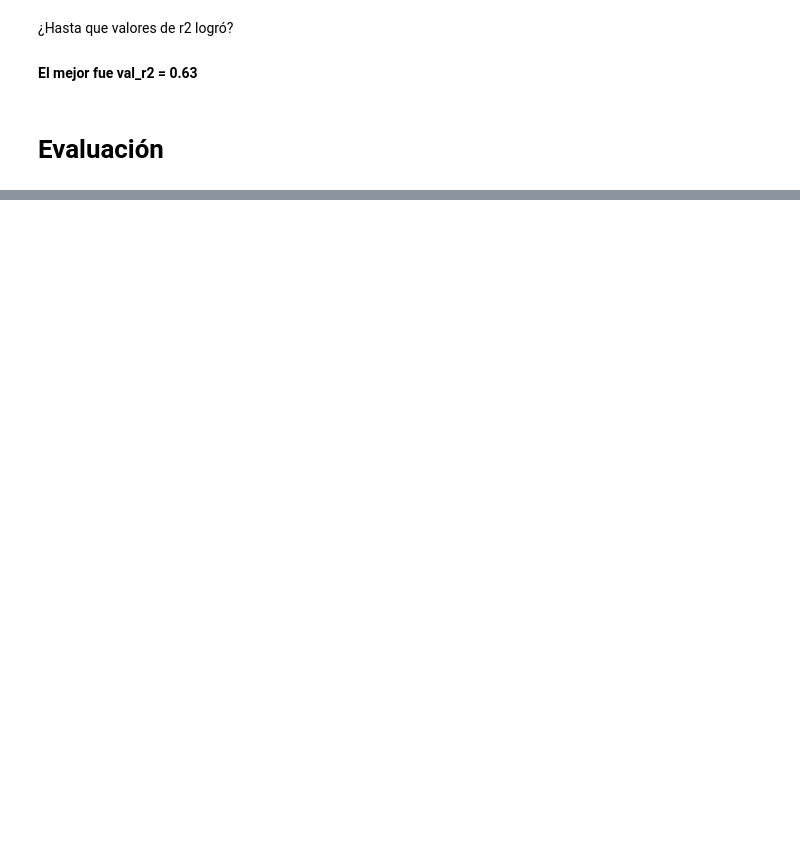
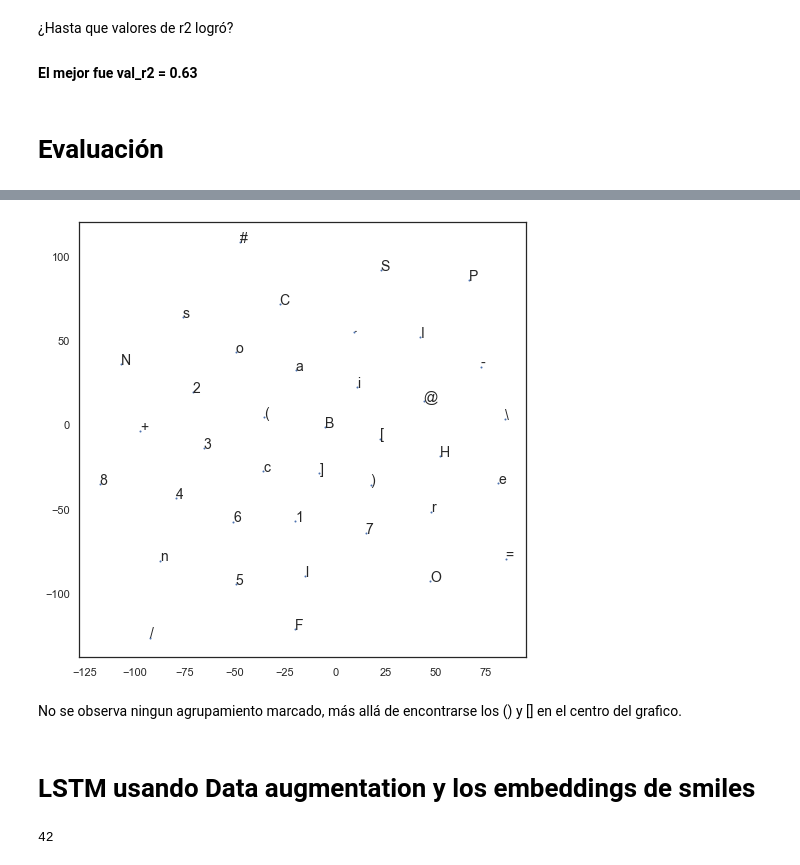
Before and after one commit to julietabraunstein/TP_final_bioinfomatica, a Jupyter notebook: 003_train_LSTM.ipynb, the cells around one changed output, grey strips where cells are left out. Cells and saved outputs as stored; diff of their text form; code cells hidden in the pictures; blank space fills up the shorter version.

```diff
--- a/003_train_LSTM.ipynb
+++ b/003_train_LSTM.ipynb
@@ -293,0 +309,16 @@ plt.show
+# %%
+tsne = TSNE(2)
+x_2d = tsne.fit_transform(embeddings)
+# %%
+plt.figure(figsize=(8,8))
+plt.scatter(x_2d[:, 0], x_2d[:, 1], s= 1)
+for i, t in enumerate(word_index):
+    plt.text(x_2d[i, 0], x_2d[i, 1], t, fontsize=14)
+
+plt.show()
+# %% [output]
+[figure, added]
+# %% [markdown]
+No se observa ningun agrupamiento marcado, más allá de encontrarse los () y [] en el centro del grafico.
+# %% [markdown]
+# LSTM usando Data augmentation y los embeddings de smiles
@@ -293,0 +329,4 @@ plt.show
+# %%
+len(smiles_dict)
+# %% [output]
+42
```
Also changed, not shown: parts of 45 cells of this notebook.
